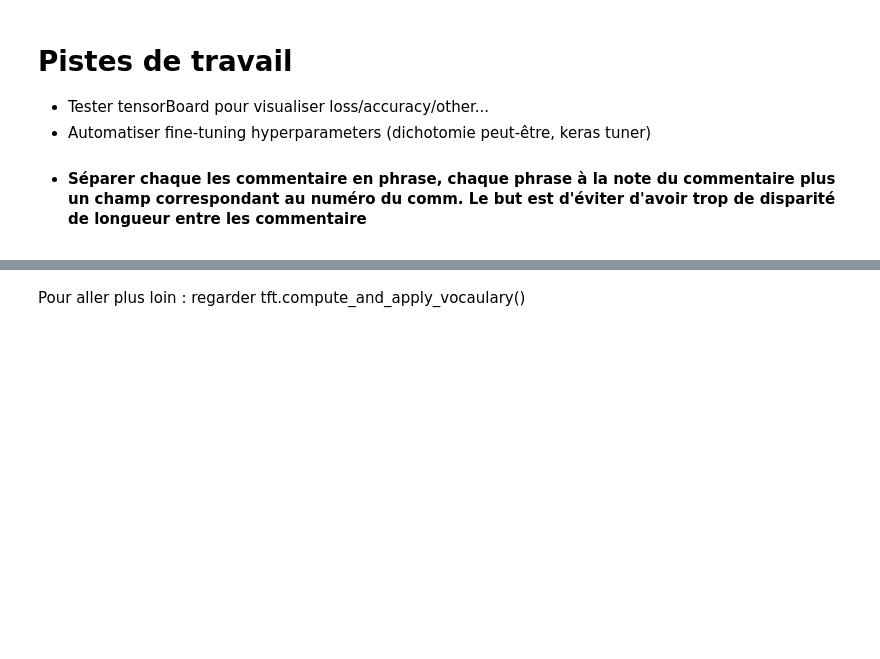
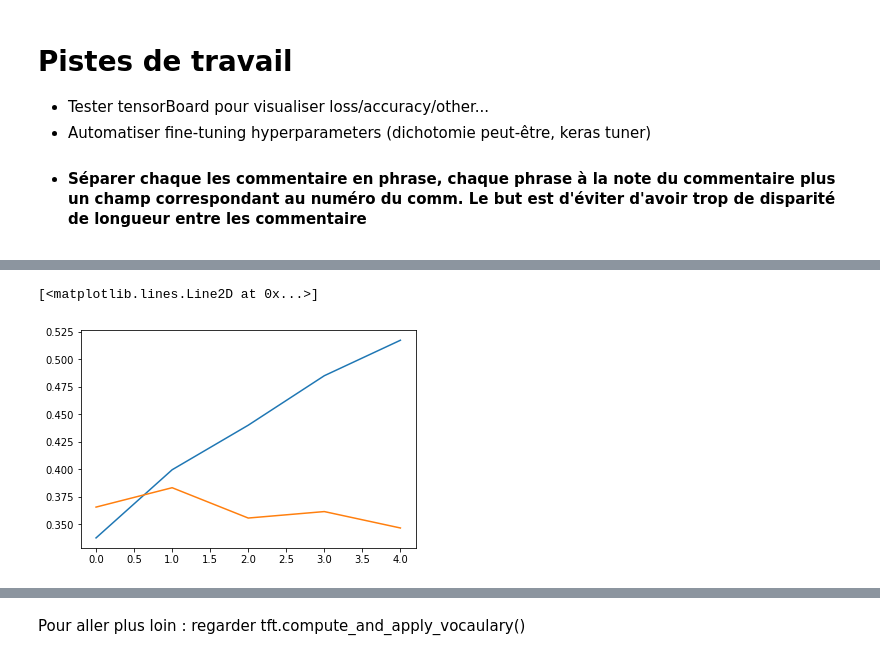
Before and after one commit to briandthi/Review-Rating-prediction, a Jupyter notebook: Review-Rating.ipynb, the cells around one changed output, grey strips where cells are left out. Drawn from its saved outputs; the diff is of its cells as text; code cells hidden in the pictures; blank space fills up the shorter version.

```diff
--- a/Review-Rating.ipynb
+++ b/Review-Rating.ipynb
@@ -179,0 +164,7 @@ print(vocabulary.most_common()[:10])
+# %%
+model = tf.keras.Sequential()
+model.add(hub_layer)
+model.add(tf.keras.layers.Dense(16, activation='relu'))
+model.add(tf.keras.layers.Dense(5, activation="softmax")) # essayer avec sigmoid
+
+model.summary()
@@ -179,0 +186,5 @@ print(vocabulary.most_common()[:10])
+# %%
+X_train, y_train = train.Review.apply(preprocess_classic), np.array(tf.one_hot(train.Rating, 5, on_value=1.0, off_value = 0.0))
+X_valid, y_valid = valid.Review.apply(preprocess_classic), np.array(tf.one_hot(valid.Rating, 5, on_value=1.0, off_value = 0.0))
+
+print(X_train[0])
@@ -179,0 +193,11 @@ print(vocabulary.most_common()[:10])
+# %%
+model.compile(optimizer='adam',
+              loss=tf.keras.losses.BinaryCrossentropy(from_logits=True),
+              metrics=['accuracy'])
+# %%
+history_TL = model.fit(X_train, y_train,
+                    batch_size = 32,
+                    epochs=5,
+                    validation_data=(X_valid, y_valid),
+                    validation_batch_size=32,
+                    verbose=1)
@@ -179,0 +215,6 @@ print(vocabulary.most_common()[:10])
+# %%
+plt.plot(history_TL.history["accuracy"])
+plt.plot(history_TL.history["val_accuracy"])
+# %% [output]
+[<matplotlib.lines.Line2D at 0x...>]
+[figure, added]
```
Also changed, not shown: parts of 68 cells of this notebook, 2 other files.
